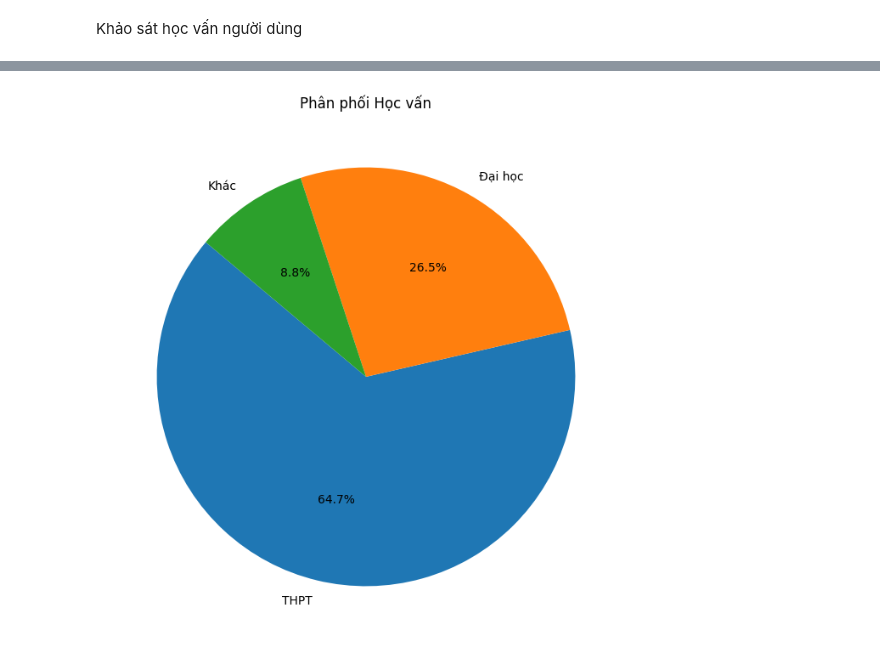
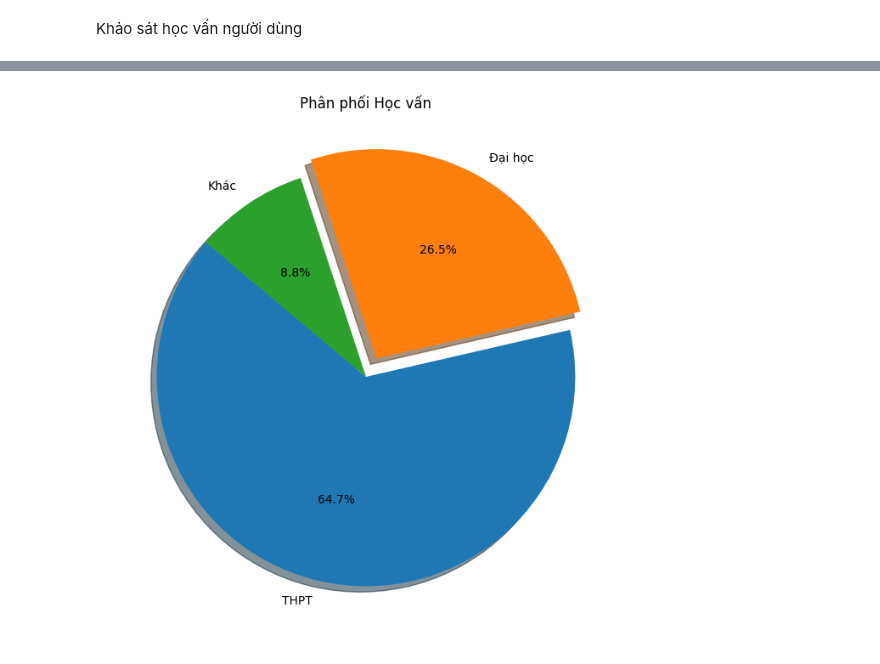
Before and after one commit to nhuyhoan004/Analyze-data-facebook, a Jupyter notebook: Analyze_data_reactions.ipynb, the cells around one changed output, grey strips where cells are left out. Saved outputs shown, nothing was run; the diff lists cells and outputs as text; code cells hidden in the pictures.

```diff
--- a/Analyze_data_reactions.ipynb
+++ b/Analyze_data_reactions.ipynb
@@ -496,11 +466,11 @@ df_reactors['Giáo Dục']
 Name: Giáo Dục, dtype: object
 # %%
 education_counts = df_reactors['Giáo Dục'].value_counts()
-
+pie =[0,0.1,0]
 # Biểu đồ tròn
 plt.figure(figsize=(8, 8))
-plt.pie(education_counts, labels=education_counts.index, autopct='%1.1f%%', startangle=140)
+plt.pie(education_counts, labels=education_counts.index,explode=pie, autopct='%1.1f%%', startangle=140,shadow=True)
 plt.title('Phân phối Học vấn')
 plt.show()
 # %% [output]
-[figure, old version]
+[figure, new version]
```
Also changed, not shown: parts of 7 cells of this notebook, 5 other files.
